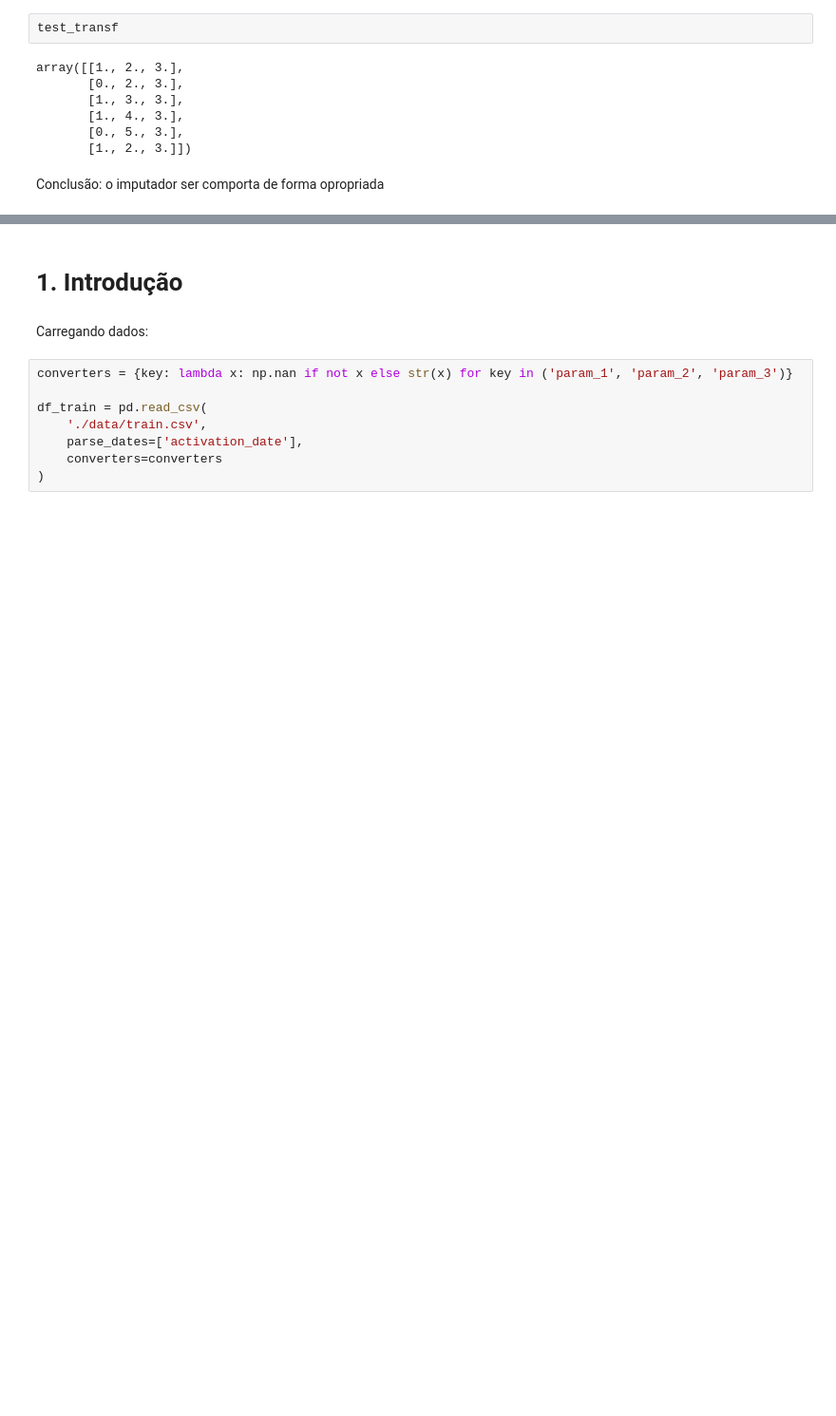
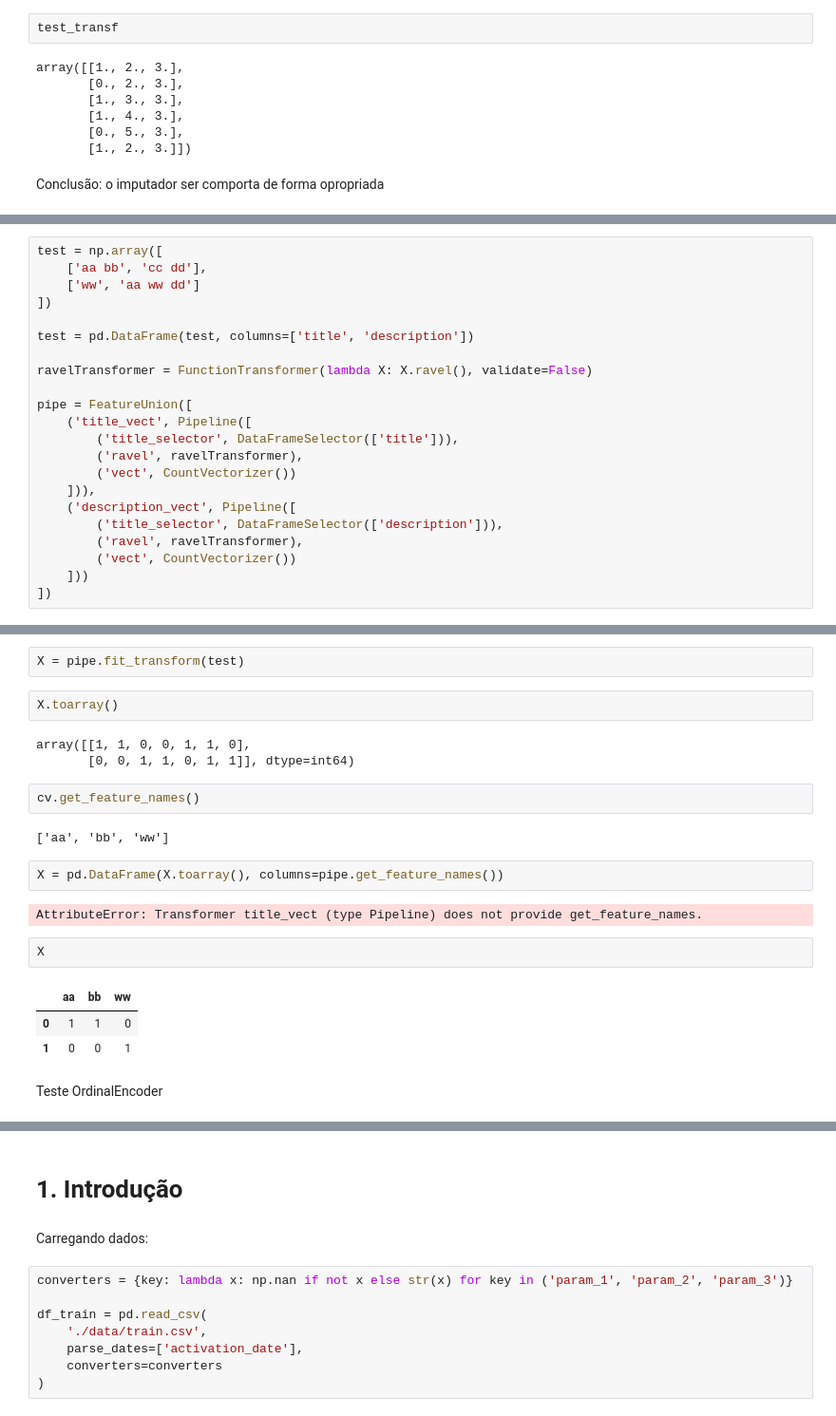
Before and after one commit to RafaelFK/avito_challenge, a Jupyter notebook: Avito Challenge Report.ipynb, the cells around one changed output, grey strips where cells are left out. Shown at 95% size. Cells and saved outputs as stored; diff of their text form; blank space fills up the shorter version.

```diff
--- a/Avito Challenge Report.ipynb
+++ b/Avito Challenge Report.ipynb
@@ -97,0 +103,22 @@ Conclusão: o imputador ser comporta de forma opropriada
+# %%
+test = np.array([
+    ['aa bb', 'cc dd'],
+    ['ww', 'aa ww dd']
+])
+
+test = pd.DataFrame(test, columns=['title', 'description'])
+
+ravelTransformer = FunctionTransformer(lambda X: X.ravel(), validate=False)
+
+pipe = FeatureUnion([
+    ('title_vect', Pipeline([
+        ('title_selector', DataFrameSelector(['title'])),
+        ('ravel', ravelTransformer),
+        ('vect', CountVectorizer())
+    ])),
+    ('description_vect', Pipeline([
+        ('title_selector', DataFrameSelector(['description'])),
+        ('ravel', ravelTransformer),
+        ('vect', CountVectorizer())
+    ]))
+])
@@ -97,0 +131,23 @@ Conclusão: o imputador ser comporta de forma opropriada
+# %%
+X = pipe.fit_transform(test)
+# %%
+X.toarray()
+# %% [output]
+array([[1, 1, 0, 0, 1, 1, 0],
+       [0, 0, 1, 1, 0, 1, 1]], dtype=int64)
+# %%
+cv.get_feature_names()
+# %% [output]
+['aa', 'bb', 'ww']
+# %%
+X = pd.DataFrame(X.toarray(), columns=pipe.get_feature_names())
+# %% [output]
+AttributeError: Transformer title_vect (type Pipeline) does not provide get_feature_names.
+# %%
+X
+# %% [output]
+|  | aa | bb | ww |
+| 0 | 1 | 1 | 0 |
+| 1 | 0 | 0 | 1 |
+# %% [markdown]
+Teste OrdinalEncoder
```
Also changed, not shown: parts of 21 cells of this notebook, 1 other file.
